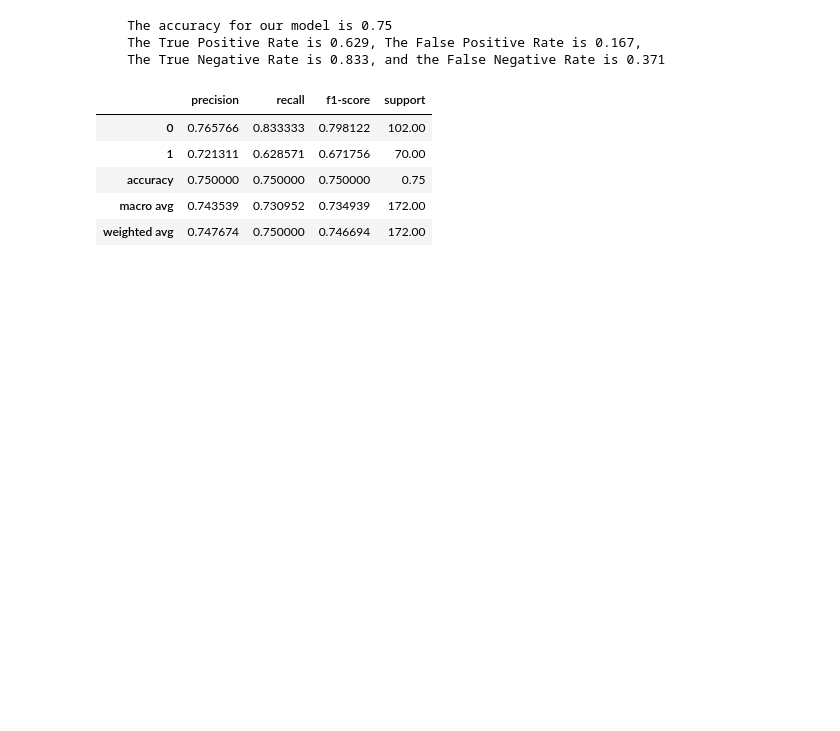
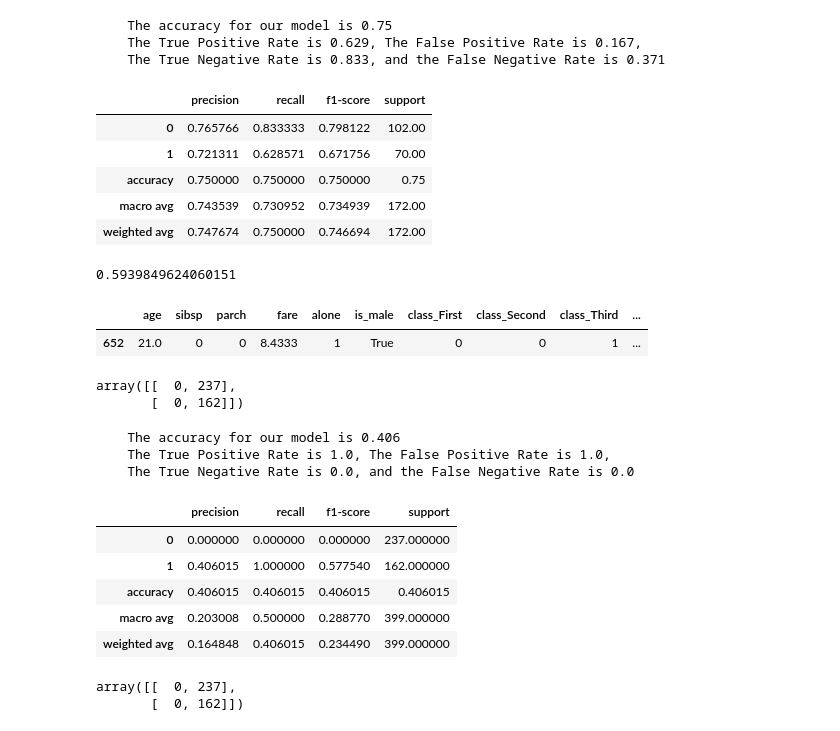
Before and after one commit to Ken-Alviola/classification-exercises, a Jupyter notebook: model.ipynb, the cells around one changed output. Saved outputs shown, nothing was run; the diff lists cells and outputs as text; code cells hidden in the pictures; blank space fills up the shorter version.

```diff
--- a/model.ipynb
+++ b/model.ipynb
@@ -606,3 +607,47 @@ class_report3_val
 | weighted avg | 0.747674 | 0.750000 | 0.746694 | 172.00 |
 # %%
 #Model 3 with K=20 performs better on the validate set....
+# %%
+#1. Create a model that includes age in addition to fare and pclass. Does this model perform better than your baseline?
+from sklearn.linear_model import LogisticRegression
+print(baseline_accuracy)
+x_train.head(1)
+# %% [output]
+0.5939849624060151
+|  | age | sibsp | parch | fare | alone | is_male | class_First | class_Second | class_Third | ... |
+| 652 | 21.0 | 0 | 0 | 8.4333 | 1 | True | 0 | 0 | 1 | ... |
+# %%
+x_train_log = x_train[['age','fare','class_First','class_Second','class_Third']]
+logit = LogisticRegression(C=1, class_weight={0:1, 1:99},
+                           random_state=123)
+logit.fit(x_train_log, y_train)
+
+y_pred_log = logit.predict(x_train_log)
+confusion_matrix(y_train,y_pred_log)
+# %% [output]
+array([[  0, 237],
+       [  0, 162]])
+# %%
+class_report_log1 = get_metrics_bin(logit, x_train_log,y_train)
+class_report_log1#worse than baseline
+# %% [output]
+    The accuracy for our model is 0.406
+    The True Positive Rate is 1.0, The False Positive Rate is 1.0,
+    The True Negative Rate is 0.0, and the False Negative Rate is 0.0
+|  | precision | recall | f1-score | support |
+| 0 | 0.000000 | 0.000000 | 0.000000 | 237.000000 |
+| 1 | 0.406015 | 1.000000 | 0.577540 | 162.000000 |
+| accuracy | 0.406015 | 0.406015 | 0.406015 | 0.406015 |
+| macro avg | 0.203008 | 0.500000 | 0.288770 | 399.000000 |
+| weighted avg | 0.164848 | 0.406015 | 0.234490 | 399.000000 |
+# %%
+#2. Include sex in your model as well. Note that you'll need to encode or create a dummy variable of this feature before including it in a model.
+x_train_log2 = x_train[['age','is_male','fare','class_First','class_Second','class_Third']]
+
+logit2 = logit.fit(x_train_log2, y_train)
+
+y_pred_log2 = logit2.predict(x_train_log2)
+confusion_matrix(y_train,y_pred_log2)
+# %% [output]
+array([[  0, 237],
+       [  0, 162]])
```
Also changed, not shown: parts of 7 cells of this notebook, 1 other file.
